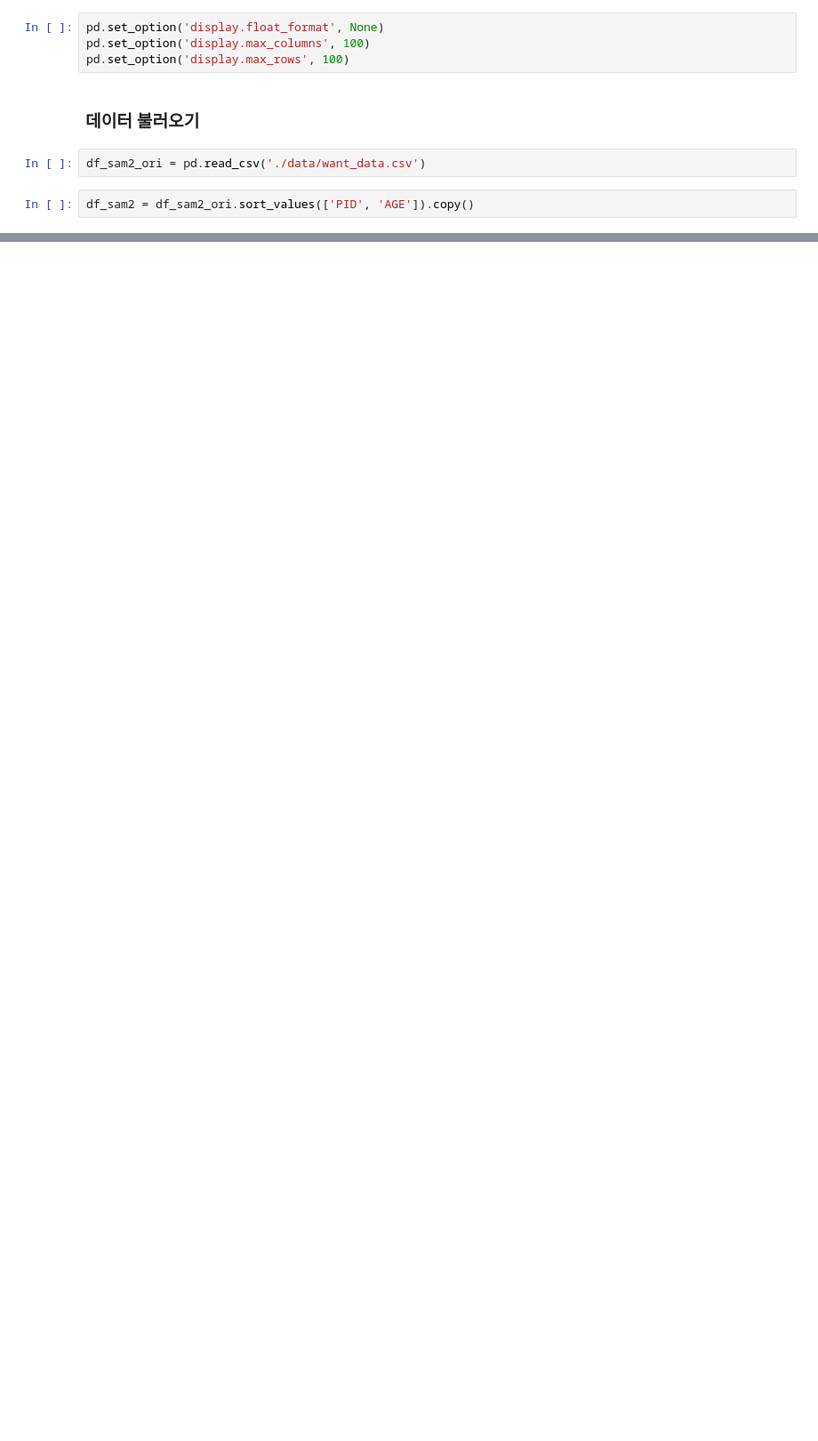
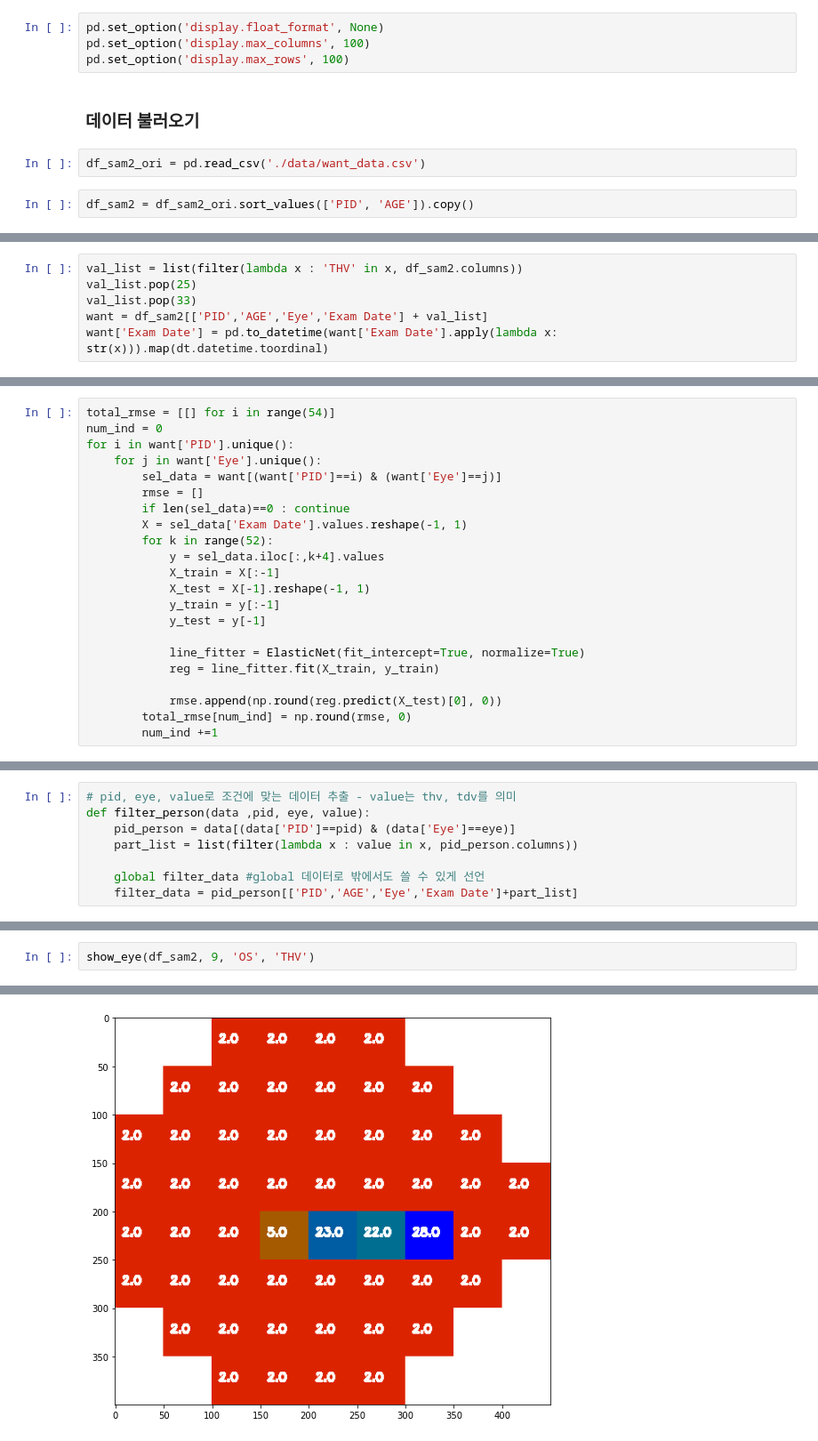
Before and after one commit to herjh0405/Glaucoma, a Jupyter notebook: 002.Linear_Regression.ipynb, the cells around one changed output, grey strips where cells are left out. Shown at 89% size. Saved outputs shown, nothing was run; the diff lists cells and outputs as text; blank space fills up the shorter version.

```diff
--- a/002.Linear_Regression.ipynb
+++ b/002.Linear_Regression.ipynb
@@ -533,0 +290,6 @@ predict_person(2, 'OS','THV')
+# %%
+val_list = list(filter(lambda x : 'THV' in x, df_sam2.columns))
+val_list.pop(25)
+val_list.pop(33)
+want = df_sam2[['PID','AGE','Eye','Exam Date'] + val_list]
+want['Exam Date'] = pd.to_datetime(want['Exam Date'].apply(lambda x: str(x))).map(dt.datetime.toordinal)
@@ -533,0 +317,22 @@ predict_person(2, 'OS','THV')
+# %%
+total_rmse = [[] for i in range(54)]
+num_ind = 0
+for i in want['PID'].unique():
+    for j in want['Eye'].unique():
+        sel_data = want[(want['PID']==i) & (want['Eye']==j)]
+        rmse = []
+        if len(sel_data)==0 : continue
+        X = sel_data['Exam Date'].values.reshape(-1, 1)
+        for k in range(52):
+            y = sel_data.iloc[:,k+4].values
+            X_train = X[:-1]
+            X_test = X[-1].reshape(-1, 1)
+            y_train = y[:-1]
+            y_test = y[-1]
+
+            line_fitter = ElasticNet(fit_intercept=True, normalize=True)
+            reg = line_fitter.fit(X_train, y_train)
+
+            rmse.append(np.round(reg.predict(X_test)[0], 0))
+        total_rmse[num_ind] = np.round(rmse, 0)
+        num_ind +=1
@@ -533,0 +428,8 @@ predict_person(2, 'OS','THV')
+# %%
+# pid, eye, value로 조건에 맞는 데이터 추출 - value는 thv, tdv를 의미
+def filter_person(data ,pid, eye, value):
+    pid_person = data[(data['PID']==pid) & (data['Eye']==eye)]
+    part_list = list(filter(lambda x : value in x, pid_person.columns))
+
+    global filter_data #global 데이터로 밖에서도 쓸 수 있게 선언
+    filter_data = pid_person[['PID','AGE','Eye','Exam Date']+part_list]
@@ -533,0 +520,3 @@ predict_person(2, 'OS','THV')
+# %%
+show_eye(df_sam2, 9, 'OS', 'THV')
+# %% [output]
@@ -533,0 +525 @@ predict_person(2, 'OS','THV')
+[figure, added]
```
Also changed, not shown: parts of 44 cells of this notebook, 15 other files.
